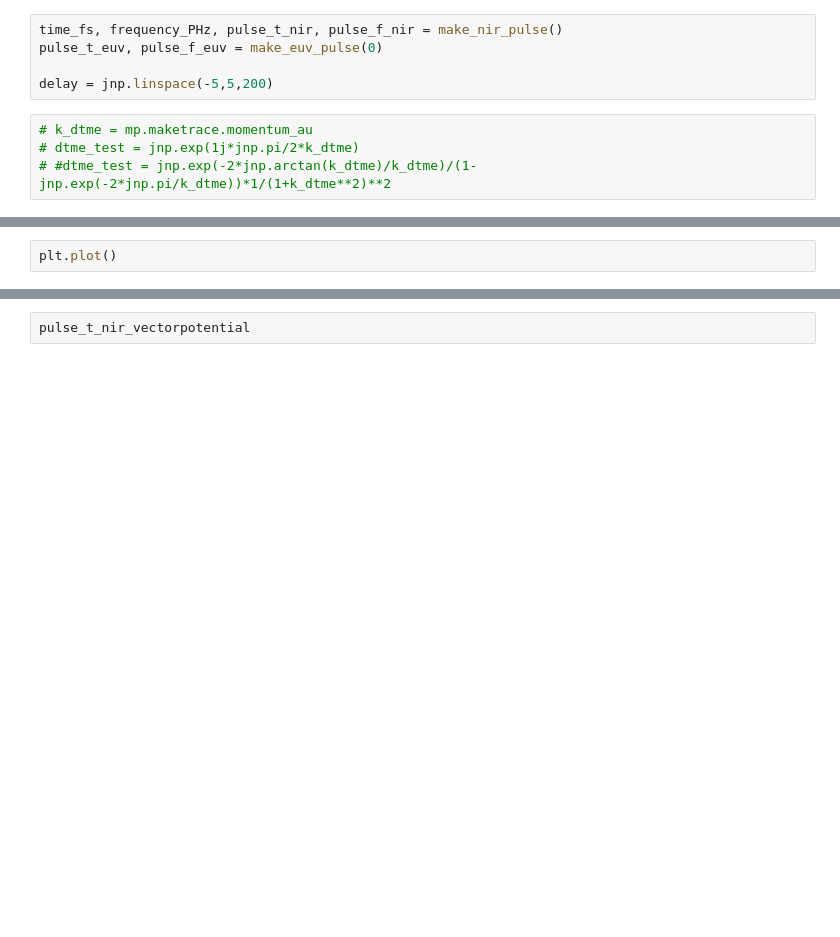
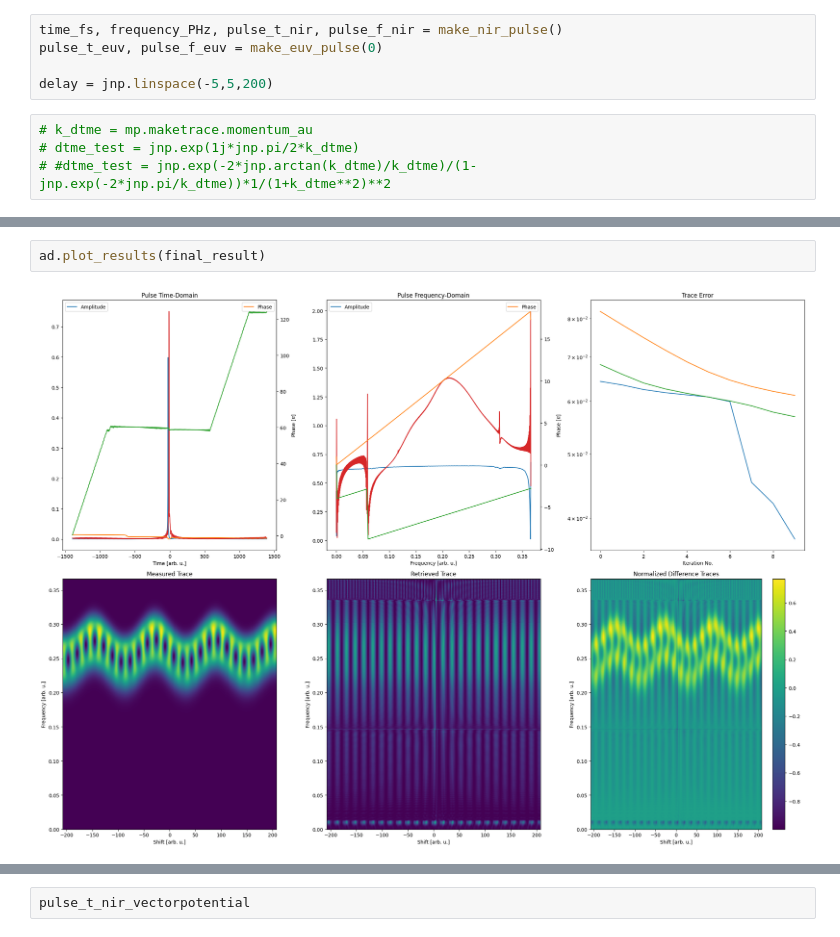
Before and after one commit to matillda123/Pulse-Retrieval-with-JAX, a Jupyter notebook: _usage_example.ipynb, the cells around one changed output, grey strips where cells are left out. Saved outputs shown, nothing was run; the diff lists cells and outputs as text; blank space fills up the shorter version.

```diff
--- a/_usage_example.ipynb
+++ b/_usage_example.ipynb
@@ -58,5 +70,7 @@ UnboundLocalError: cannot access local variable 'dtme_position' where it is not
 # %%
-plt.plot()
+ad.plot_results(final_result)
+# %% [output]
+[figure, added]
 # %%
 ad.plot_results(final_result)
 # %% [output]
```
Also changed, not shown: parts of 7 cells of this notebook, 7 other files.
